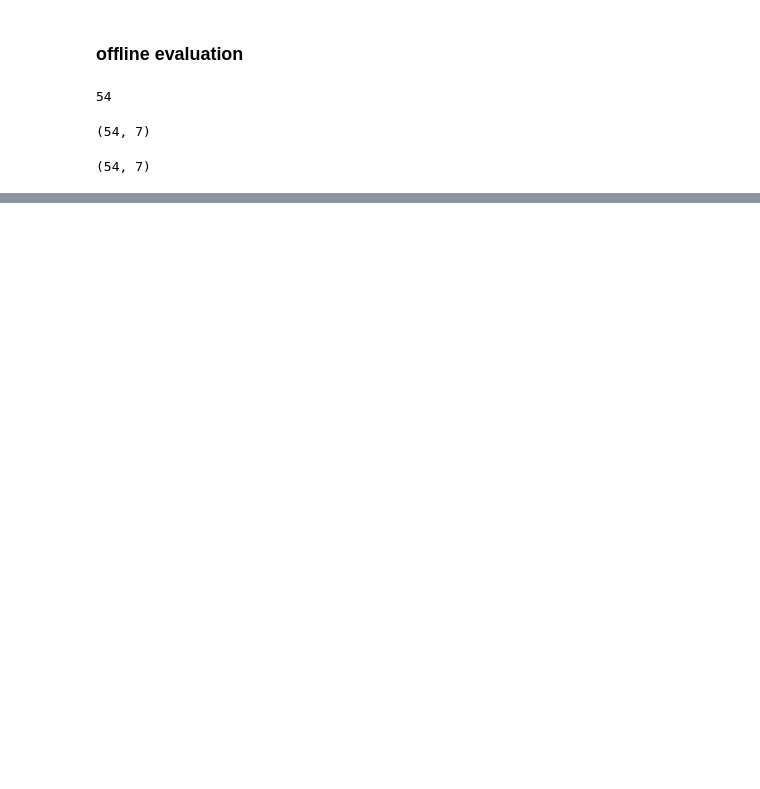
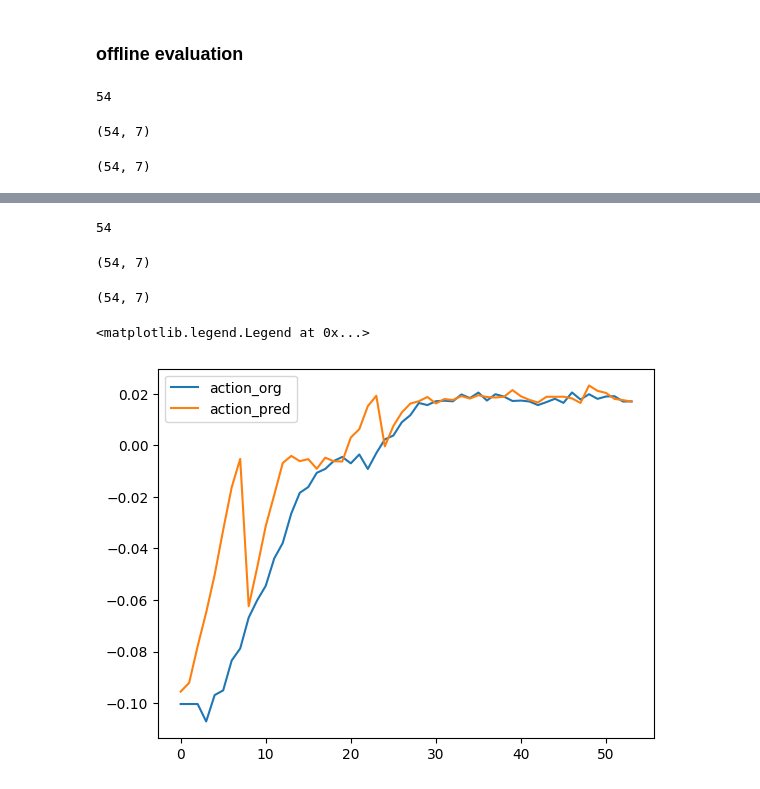
Before and after one commit to nsojib/lerobot, a Jupyter notebook: examples/3_train_lift.ipynb, the cells around one changed output, grey strips where cells are left out. Drawn from its saved outputs; the diff is of its cells as text; code cells hidden in the pictures; blank space fills up the shorter version.

```diff
--- a/examples/3_train_lift.ipynb
+++ b/examples/3_train_lift.ipynb
@@ -253,0 +338,48 @@ plt.legend()
+# %%
+demo_id=0
+rows=[]
+for i in range(len(dataset)):
+    row=dataset[i]
+    if row['episode_index'].numpy()!=demo_id:
+        break
+    rows.append(row)
+
+for i in range(len(rows)):
+    assert i==rows[i]['frame_index'].numpy()
+
+len(rows)
+# %% [output]
+54
+# %%
+actions_org=[]
+for row in rows:
+    actions_org.append(row['action'][0].numpy())
+
+actions_org=np.array(actions_org)
+actions_org.shape
+# %% [output]
+(54, 7)
+# %%
+input_shapes = {'observation.images.agentview_image': (3, 84, 84), 'observation.images.robot0_eye_in_hand_image': (3, 84, 84),
+                'observation.robot0_eef_pos': (3,), 'observation.robot0_eef_quat': (4,), 'observation.robot0_gripper_qpos': (2,),
+                'observation.state': (32,)}
+
+output_shapes = {'action': (7,)}
+# %%
+action_pred=[]
+for row in rows:
+    input_batch = {k: v.to(device) for k, v in row.items() if k in input_shapes}
+    output_dict = policy.select_action(input_batch)
+    action_pred.append(output_dict[0].cpu().numpy())
+# %%
+action_pred=np.array(action_pred)
+action_pred.shape
+# %% [output]
+(54, 7)
+# %%
+plt.plot(actions_org[:, 0], label="action_org")
+plt.plot(action_pred[:, 0], label="action_pred")
+plt.legend()
+# %% [output]
+<matplotlib.legend.Legend at 0x...>
+[figure, added]
```
Also changed, not shown: parts of 32 cells of this notebook, 2 other files.
